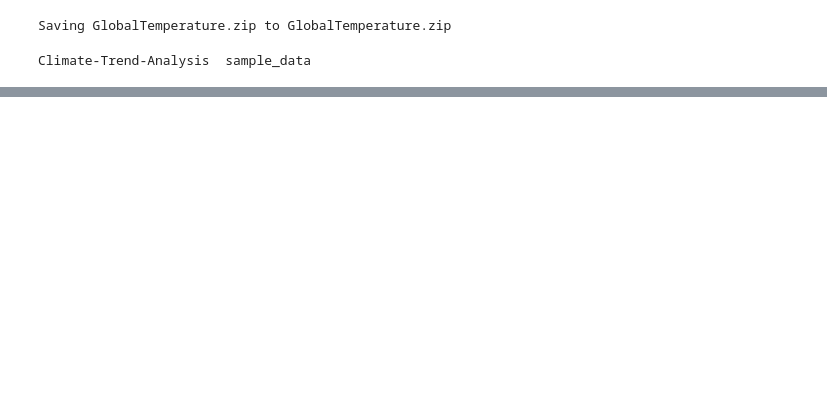
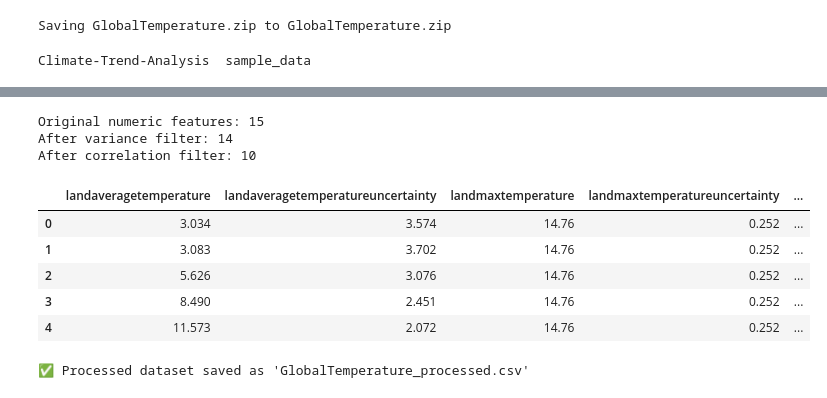
Before and after one commit to munni-annapareddy123/Climate-Trend-Analysis, a Jupyter notebook: Climate_Trend_Analysis.ipynb, the cells around one changed output, grey strips where cells are left out. Saved outputs shown, nothing was run; the diff lists cells and outputs as text; code cells hidden in the pictures; blank space fills up the shorter version.

```diff
--- a/Climate_Trend_Analysis.ipynb
+++ b/Climate_Trend_Analysis.ipynb
@@ -111,0 +328,49 @@ Climate-Trend-Analysis  sample_data
+# %%
+# 9) Feature Selection
+
+from sklearn.feature_selection import VarianceThreshold
+
+# ---- 1) Low variance filter ----
+# Keep only features with variance above threshold (0.01 here)
+selector = VarianceThreshold(threshold=0.01)
+num_data = df_encoded.select_dtypes(include=[np.number])
+
+reduced_data = selector.fit_transform(num_data)
+reduced_cols = num_data.columns[selector.get_support()]
+
+df_reduced = pd.DataFrame(reduced_data, columns=reduced_cols)
+
+print("Original numeric features:", num_data.shape[1])
+print("After variance filter:", df_reduced.shape[1])
+
+# ---- 2) Correlation filter ----
+corr_matrix = df_reduced.corr().abs()
+
+# Select upper triangle of correlation matrix
+upper = corr_matrix.where(np.triu(np.ones(corr_matrix.shape), k=1).astype(bool))
+
+# Find features with correlation > 0.9
+to_drop = [column for column in upper.columns if any(upper[column] > 0.9)]
+
+df_selected = df_reduced.drop(columns=to_drop)
+
+print("After correlation filter:", df_selected.shape[1])
+
+# Final feature set
+df_selected.head()
+# %% [output]
+Original numeric features: 15
+After variance filter: 14
+After correlation filter: 10
+|  | landaveragetemperature | landaveragetemperatureuncertainty | landmaxtemperature | landmaxtemperatureuncertainty | ... |
+| 0 | 3.034 | 3.574 | 14.76 | 0.252 | ... |
+| 1 | 3.083 | 3.702 | 14.76 | 0.252 | ... |
+| 2 | 5.626 | 3.076 | 14.76 | 0.252 | ... |
+| 3 | 8.490 | 2.451 | 14.76 | 0.252 | ... |
+| 4 | 11.573 | 2.072 | 14.76 | 0.252 | ... |
+# %%
+# Save the cleaned & selected features
+df_selected.to_csv("GlobalTemperature_processed.csv", index=False)
+print("✅ Processed dataset saved as 'GlobalTemperature_processed.csv'")
+# %% [output]
+✅ Processed dataset saved as 'GlobalTemperature_processed.csv'
```
Also changed, not shown: parts of 17 cells of this notebook.
